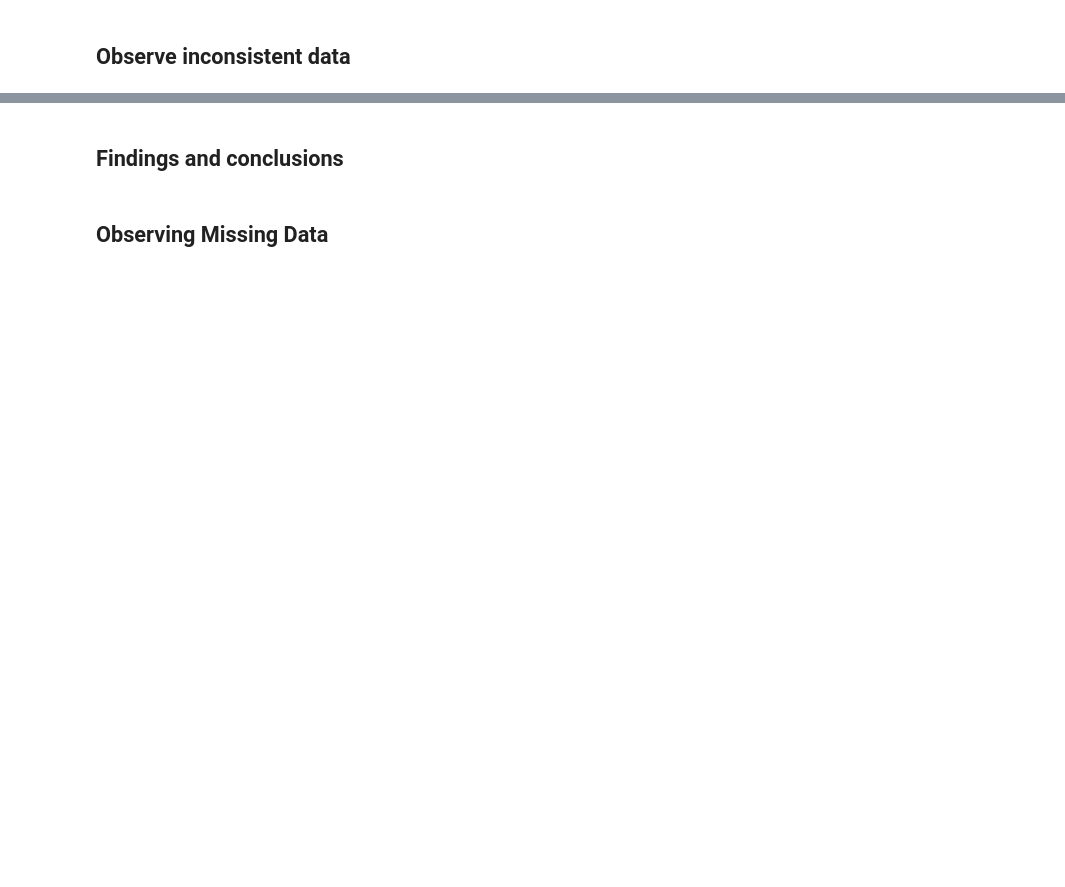
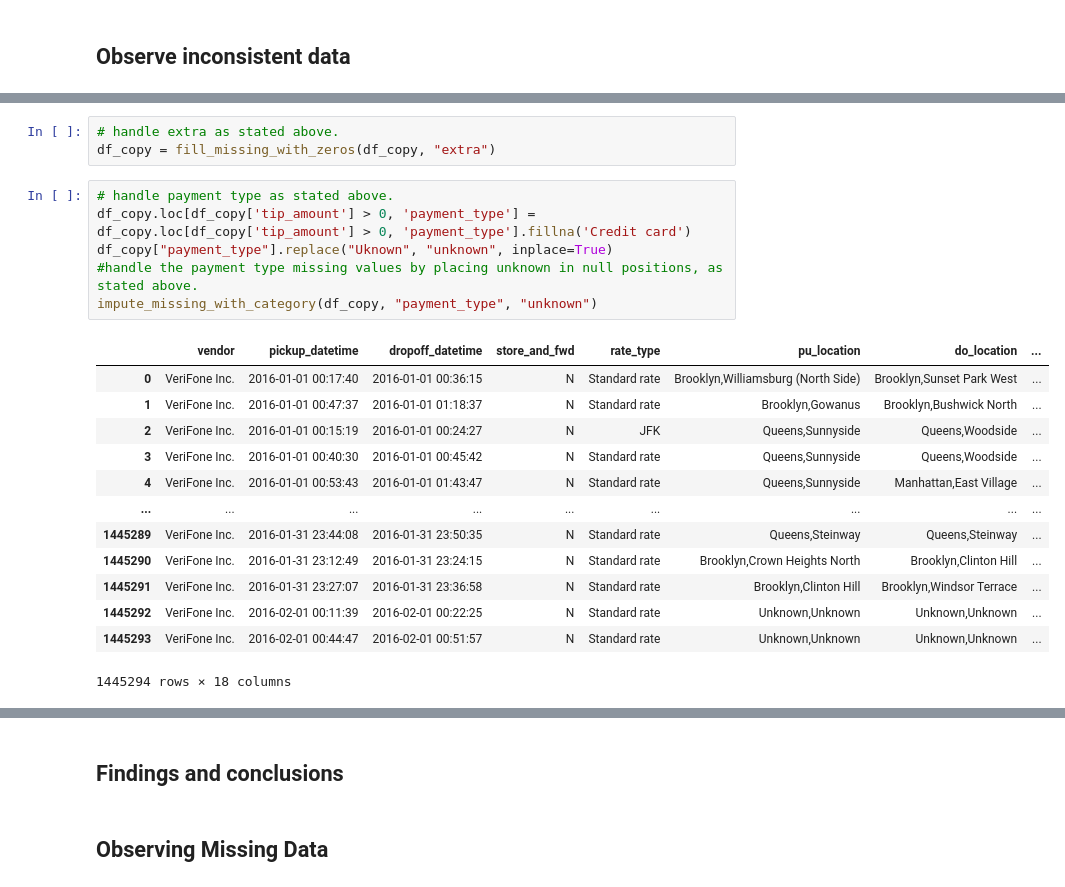
Before and after one commit to OmarMoataz19/Data-Engineering, a Jupyter notebook: Milestone 1/template.ipynb, the cells around one changed output, grey strips where cells are left out. Saved outputs shown, nothing was run; the diff lists cells and outputs as text; blank space fills up the shorter version.

```diff
--- a/Milestone 1/template.ipynb
+++ b/Milestone 1/template.ipynb
@@ -457,0 +676,23 @@ There is a linear relation between the trip distance and the fare amount ( as th
+# %%
+# handle extra as stated above.
+df_copy = fill_missing_with_zeros(df_copy, "extra")
+# %%
+# handle payment type as stated above.
+df_copy.loc[df_copy['tip_amount'] > 0, 'payment_type'] = df_copy.loc[df_copy['tip_amount'] > 0, 'payment_type'].fillna('Credit card')
+df_copy["payment_type"].replace("Uknown", "unknown", inplace=True)
+#handle the payment type missing values by placing unknown in null positions, as stated above.
+impute_missing_with_category(df_copy, "payment_type", "unknown")
+# %% [output]
+|  | vendor | pickup_datetime | dropoff_datetime | store_and_fwd | rate_type | pu_location | do_location | ... |
+| 0 | VeriFone Inc. | 2016-01-01 00:17:40 | 2016-01-01 00:36:15 | N | Standard rate | Brooklyn,Williamsburg (North Side) | Brooklyn,Sunset Park West | ... |
+| 1 | VeriFone Inc. | 2016-01-01 00:47:37 | 2016-01-01 01:18:37 | N | Standard rate | Brooklyn,Gowanus | Brooklyn,Bushwick North | ... |
+| 2 | VeriFone Inc. | 2016-01-01 00:15:19 | 2016-01-01 00:24:27 | N | JFK | Queens,Sunnyside | Queens,Woodside | ... |
+| 3 | VeriFone Inc. | 2016-01-01 00:40:30 | 2016-01-01 00:45:42 | N | Standard rate | Queens,Sunnyside | Queens,Woodside | ... |
+| 4 | VeriFone Inc. | 2016-01-01 00:53:43 | 2016-01-01 01:43:47 | N | Standard rate | Queens,Sunnyside | Manhattan,East Village | ... |
+| ... | ... | ... | ... | ... | ... | ... | ... | ... |
+| 1445289 | VeriFone Inc. | 2016-01-31 23:44:08 | 2016-01-31 23:50:35 | N | Standard rate | Queens,Steinway | Queens,Steinway | ... |
+| 1445290 | VeriFone Inc. | 2016-01-31 23:12:49 | 2016-01-31 23:24:15 | N | Standard rate | Brooklyn,Crown Heights North | Brooklyn,Clinton Hill | ... |
+| 1445291 | VeriFone Inc. | 2016-01-31 23:27:07 | 2016-01-31 23:36:58 | N | Standard rate | Brooklyn,Clinton Hill | Brooklyn,Windsor Terrace | ... |
+| 1445292 | VeriFone Inc. | 2016-02-01 00:11:39 | 2016-02-01 00:22:25 | N | Standard rate | Unknown,Unknown | Unknown,Unknown | ... |
+| 1445293 | VeriFone Inc. | 2016-02-01 00:44:47 | 2016-02-01 00:51:57 | N | Standard rate | Unknown,Unknown | Unknown,Unknown | ... |
+1445294 rows × 18 columns
```
Also changed, not shown: parts of 31 cells of this notebook, 1 other file.
